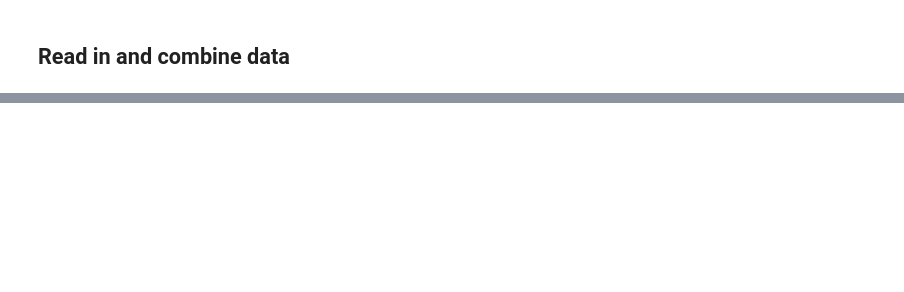
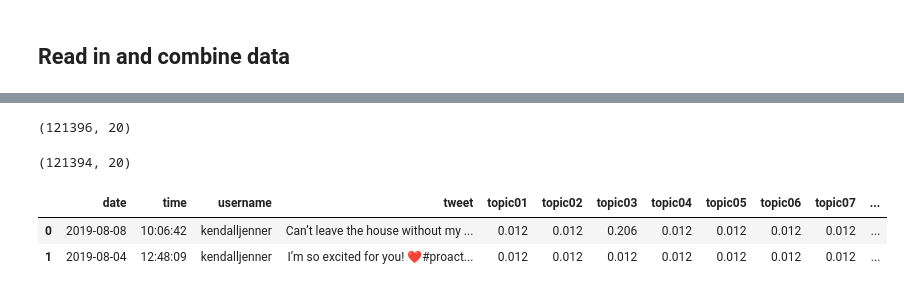
Before and after one commit to jlehnersd/kardashians, a Jupyter notebook: get_data.ipynb, the cells around one changed output, grey strips where cells are left out. Cells and saved outputs as stored; diff of their text form; code cells hidden in the pictures; blank space fills up the shorter version.

```diff
--- a/get_data.ipynb
+++ b/get_data.ipynb
@@ -38,0 +249,3 @@ kardashians = pd.concat([caitlyn, kendall, kylie, kim, kourtney, khloe, kris, ro
+# %%
+# Store the documents' topic vectors in a list so we can take a peak
+lda_docs = [doc for doc in lda_corpus]
@@ -38,0 +272,4 @@ kardashians = pd.concat([caitlyn, kendall, kylie, kim, kourtney, khloe, kris, ro
+# %%
+topics_df.shape
+# %% [output]
+(121396, 20)
@@ -38,0 +279,5 @@ kardashians = pd.concat([caitlyn, kendall, kylie, kim, kourtney, khloe, kris, ro
+# %%
+kardashians.shape
+topics_df.shape
+# %% [output]
+(121394, 20)
@@ -38,0 +287,7 @@ kardashians = pd.concat([caitlyn, kendall, kylie, kim, kourtney, khloe, kris, ro
+# %%
+lda_kardash = pd.concat([kardashians, topics_df], axis=1)
+lda_kardash.head(2)
+# %% [output]
+|  | date | time | username | tweet | topic01 | topic02 | topic03 | topic04 | topic05 | topic06 | topic07 | ... |
+| 0 | 2019-08-08 | 10:06:42 | kendalljenner | Can’t leave the house without my ... | 0.012 | 0.012 | 0.206 | 0.012 | 0.012 | 0.012 | 0.012 | ... |
+| 1 | 2019-08-04 | 12:48:09 | kendalljenner | I’m so excited for you! ❤️#proact... | 0.012 | 0.012 | 0.012 | 0.012 | 0.012 | 0.012 | 0.012 | ... |
```
Also changed, not shown: parts of 61 cells of this notebook, 1 other file.
